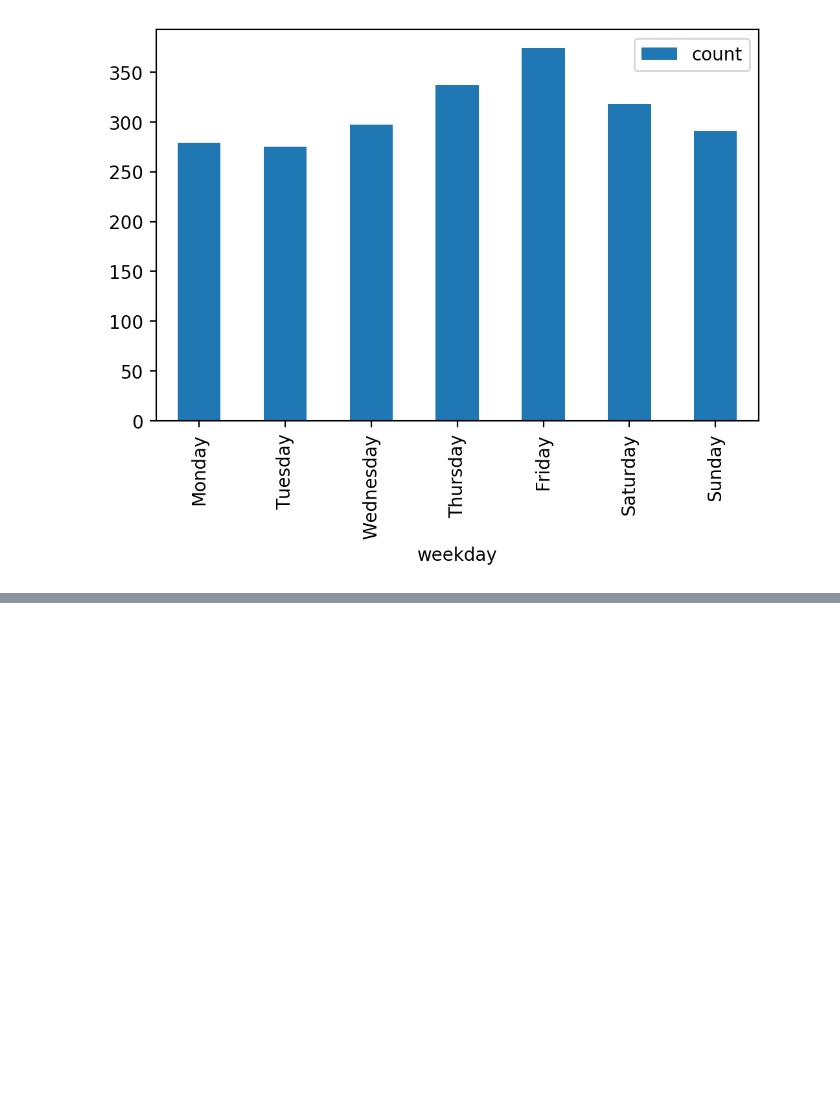
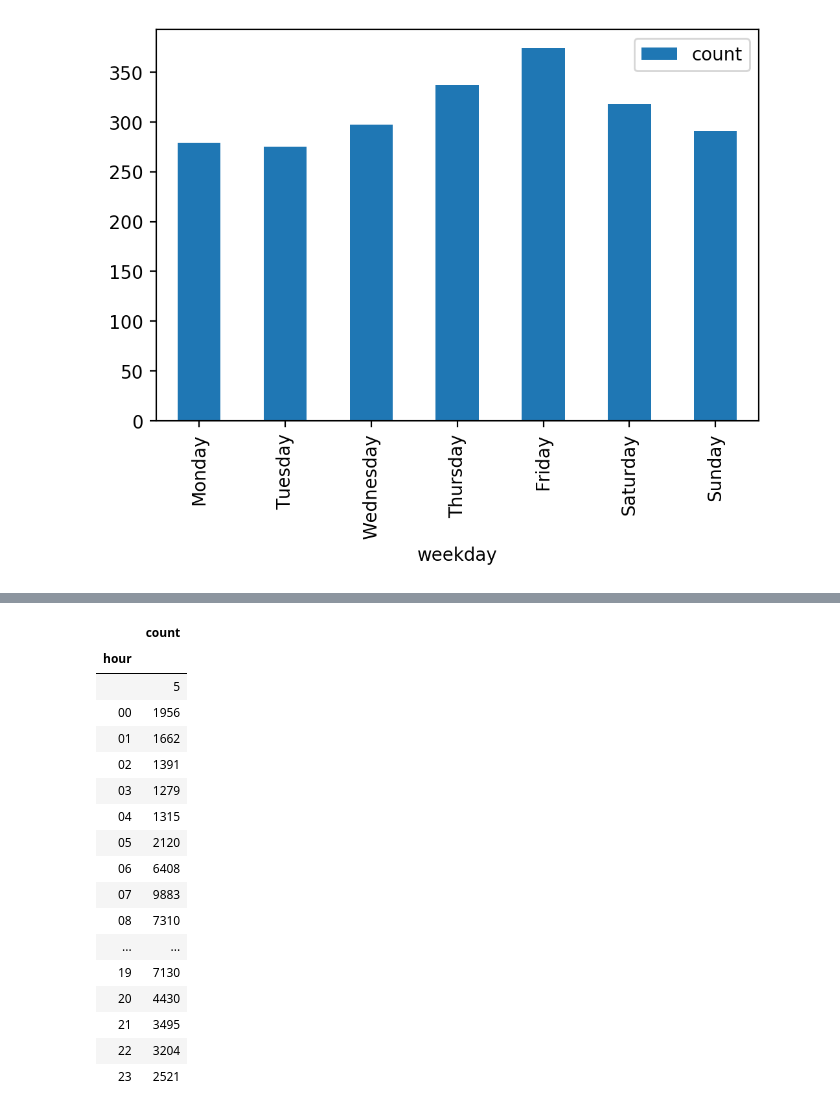
Before and after one commit to randombenj/hslu-dbs, a Jupyter notebook: project/data-mining.ipynb, the cells around one changed output, grey strips where cells are left out. Cells and saved outputs as stored; diff of their text form; code cells hidden in the pictures; blank space fills up the shorter version.

```diff
--- a/project/data-mining.ipynb
+++ b/project/data-mining.ipynb
@@ -271,3 +271,35 @@ lethal_accident_by_weekday.plot.bar()
 [figure]
 # %% [markdown]
 ![image.png](attachment:image.png)
+# %%
+accident_by_hour = pd.DataFrame(list(db.accidents.aggregate([
+    {"$group" : {"_id": "$timestamp.hour", "count": {"$sum": 1}}},
+    {"$project": {
+      "_id": 0,
+      "hour": "$_id",
+      "count": 1,
+    }},
+    {"$sort": {"hour": 1}},
+])))
+accident_by_hour.set_index("hour", inplace=True)
+
+accident_by_hour
+# %% [output]
+|  | count |
+| hour |  |
+|  | 5 |
+| 00 | 1956 |
+| 01 | 1662 |
+| 02 | 1391 |
+| 03 | 1279 |
+| 04 | 1315 |
+| 05 | 2120 |
+| 06 | 6408 |
+| 07 | 9883 |
+| 08 | 7310 |
+| ... | ... |
+| 19 | 7130 |
+| 20 | 4430 |
+| 21 | 3495 |
+| 22 | 3204 |
+| 23 | 2521 |
```
Also changed, not shown: parts of 4 cells of this notebook.
